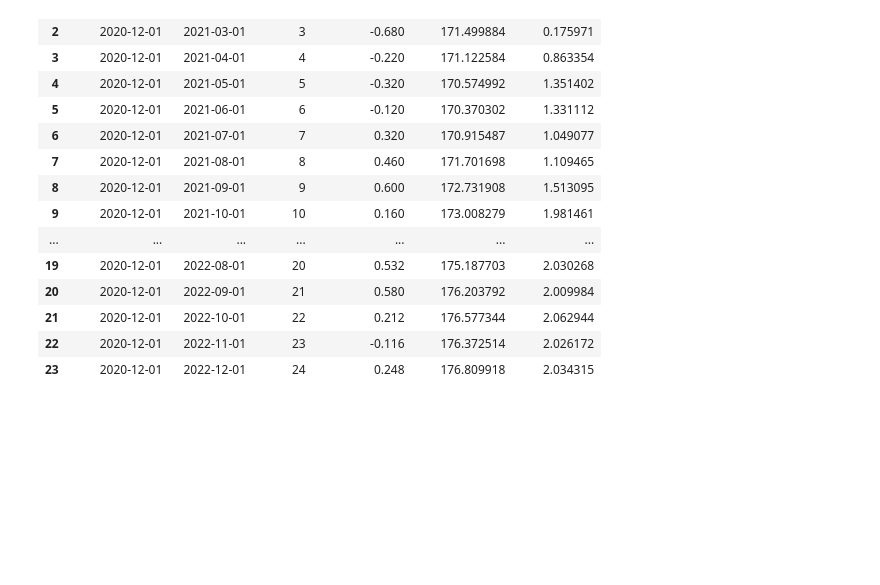
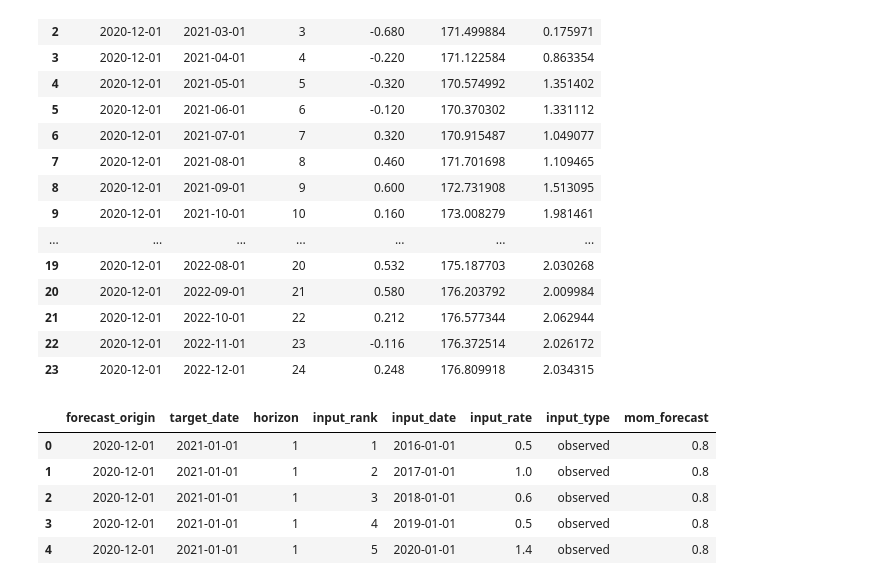
Before and after one commit to DarrenTay3142/DS607-Project---China-Inflation-Forecasting, a Jupyter notebook: notebooks/02_operational_benchmark.ipynb, the cells around one changed output. Drawn from its saved outputs; the diff is of its cells as text; code cells hidden in the pictures; blank space fills up the shorter version.

```diff
--- a/notebooks/02_operational_benchmark.ipynb
+++ b/notebooks/02_operational_benchmark.ipynb
@@ -63,3 +63,12 @@ headline_result.forecast
 | 21 | 2020-12-01 | 2022-10-01 | 22 | 0.212 | 176.577344 | 2.062944 |
 | 22 | 2020-12-01 | 2022-11-01 | 23 | -0.116 | 176.372514 | 2.026172 |
 | 23 | 2020-12-01 | 2022-12-01 | 24 | 0.248 | 176.809918 | 2.034315 |
+# %%
+headline_result.audit.query("horizon == 1")
+# %% [output]
+|  | forecast_origin | target_date | horizon | input_rank | input_date | input_rate | input_type | mom_forecast |
+| 0 | 2020-12-01 | 2021-01-01 | 1 | 1 | 2016-01-01 | 0.5 | observed | 0.8 |
+| 1 | 2020-12-01 | 2021-01-01 | 1 | 2 | 2017-01-01 | 1.0 | observed | 0.8 |
+| 2 | 2020-12-01 | 2021-01-01 | 1 | 3 | 2018-01-01 | 0.6 | observed | 0.8 |
+| 3 | 2020-12-01 | 2021-01-01 | 1 | 4 | 2019-01-01 | 0.5 | observed | 0.8 |
+| 4 | 2020-12-01 | 2021-01-01 | 1 | 5 | 2020-01-01 | 1.4 | observed | 0.8 |
```
Also changed, not shown: parts of 5 cells of this notebook, 4 other files.
